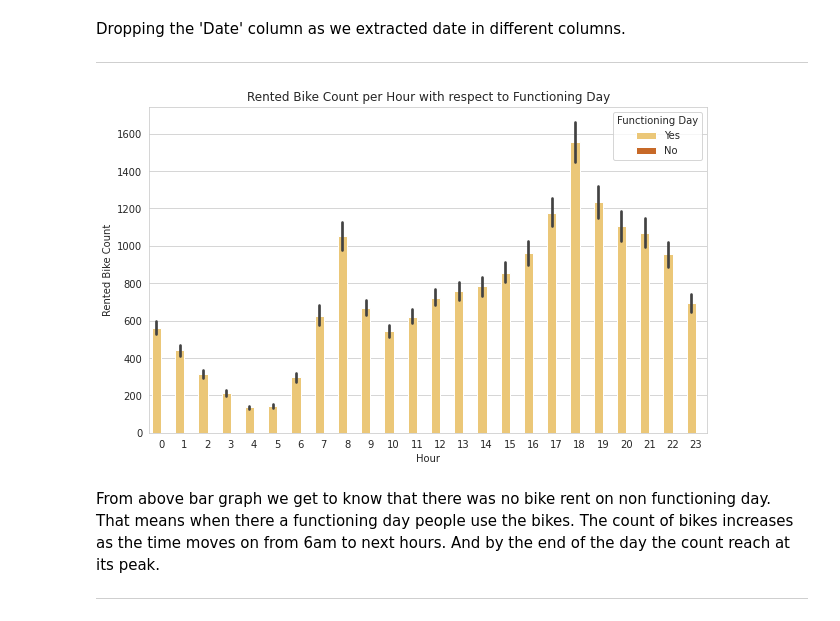
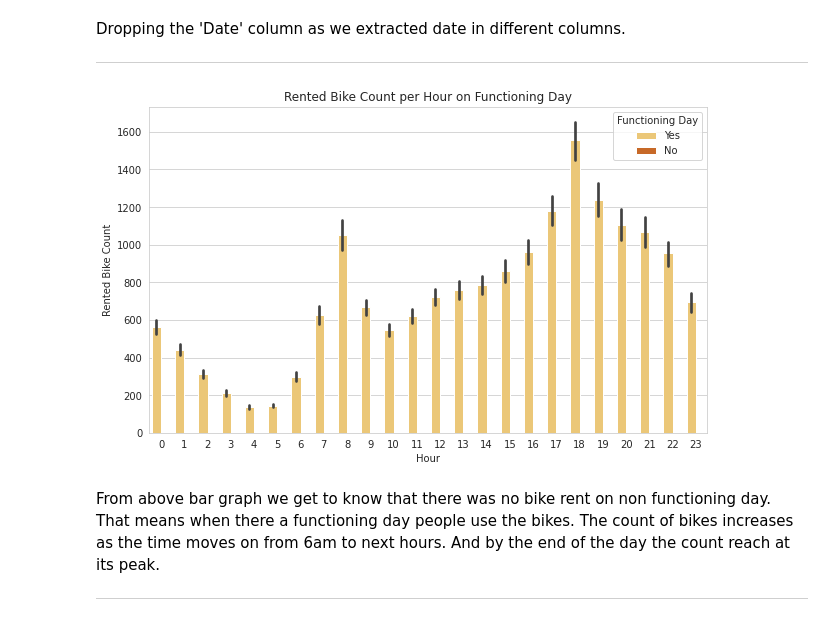
Before and after one commit to anisbagwan/Bike-sharing-demand-prediction, a Jupyter notebook: Bike_Sharing_Demand_Prediction_Anis_Bagwan.ipynb, the cells around one changed output. Drawn from its saved outputs; the diff is of its cells as text; code cells hidden in the pictures.

```diff
--- a/Bike_Sharing_Demand_Prediction_Anis_Bagwan.ipynb
+++ b/Bike_Sharing_Demand_Prediction_Anis_Bagwan.ipynb
@@ -189,0 +274,15 @@ Lets get started with plotting the total rented bikes in each season.
+# %%
+# Plotting rented bike count with respect to hour
+plt.figure(figsize=(10,6), dpi=100)
+sns.set_style("whitegrid")
+
+sns.lineplot(data=bs_df1, x="Hour", y="Rented Bike Count",
+             hue="Seasons",palette='YlOrBr')
+# remove the frame of the chart
+for spine in plt.gca().spines.values():
+    spine.set_visible(False)
+
+# Draw grid lines with red color and dashed style
+plt.grid(color='#E8E8E8', linestyle='--', linewidth=0.7)
+
+plt.title('Rented bike count per hour in each SEASON')
@@ -256,12 +337,0 @@ Lets understand the hour wise bike count in the following plot.
-# %%
-# Plotting rented bike count with respect to hour
-plt.figure(figsize=(10,6), dpi=100)
-sns.set_style("whitegrid",{'grid.line_style':'-'})
-
-sns.lineplot(data=bs_df1, x="Hour", y="Rented Bike Count",
-             hue="Seasons",palette='YlOrBr')
-# remove the frame of the chart
-for spine in plt.gca().spines.values():
-    spine.set_visible(False)
-
-plt.title('Rented bike count per hour in each SEASON')
@@ -305,9 +366,10 @@ def barplots(x,y,hue,Title):
   sns.barplot(x=x,y=y,hue=hue,data=bs_df1,palette='YlOrBr')
   plt.title(Title,alpha=1)
 # %%
-barplots('Hour','Rented Bike Count','Functioning Day','Rented Bike Count per Hour with respect to Functioning Day')
+barplots('Hour','Rented Bike Count','Functioning Day',
+         'Rented Bike Count per Hour on Functioning Day')
 # %% [output]
-[figure, old version]
+[figure, new version]
 # %% [markdown]
 From above bar graph we get to know that there was no bike rent on non functioning day. That means when there a functioning day people use the bikes. The count of bikes increases as the time moves on from 6am to next hours. And by the end of the day the count reach at its peak.
 
```
Also changed, not shown: parts of 37 cells of this notebook.
